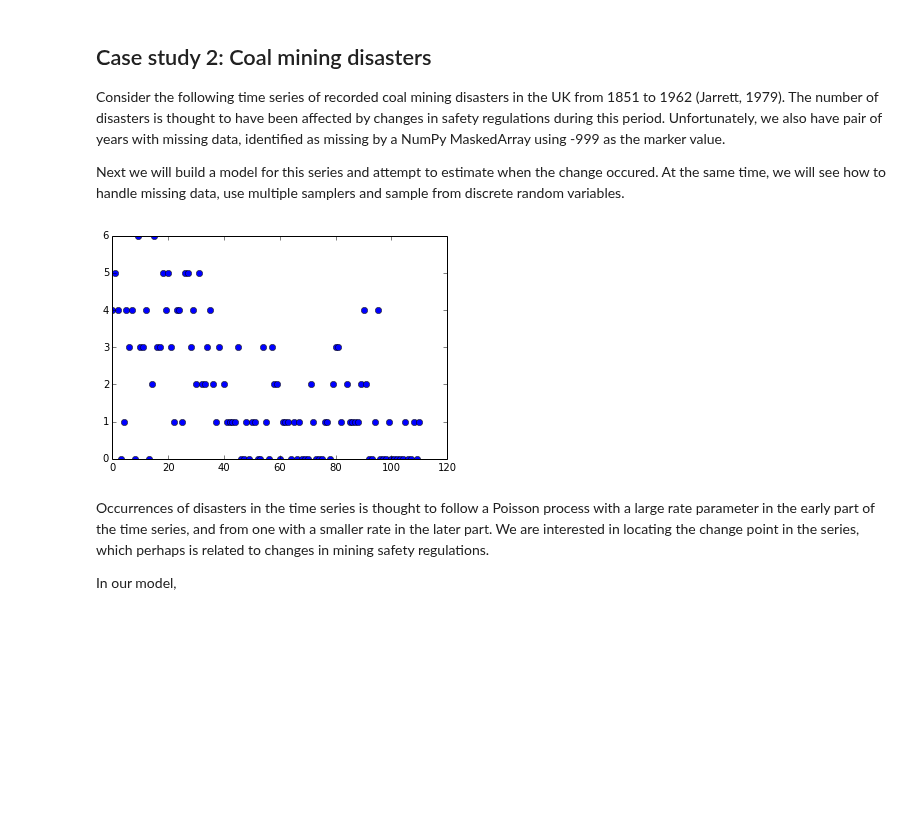
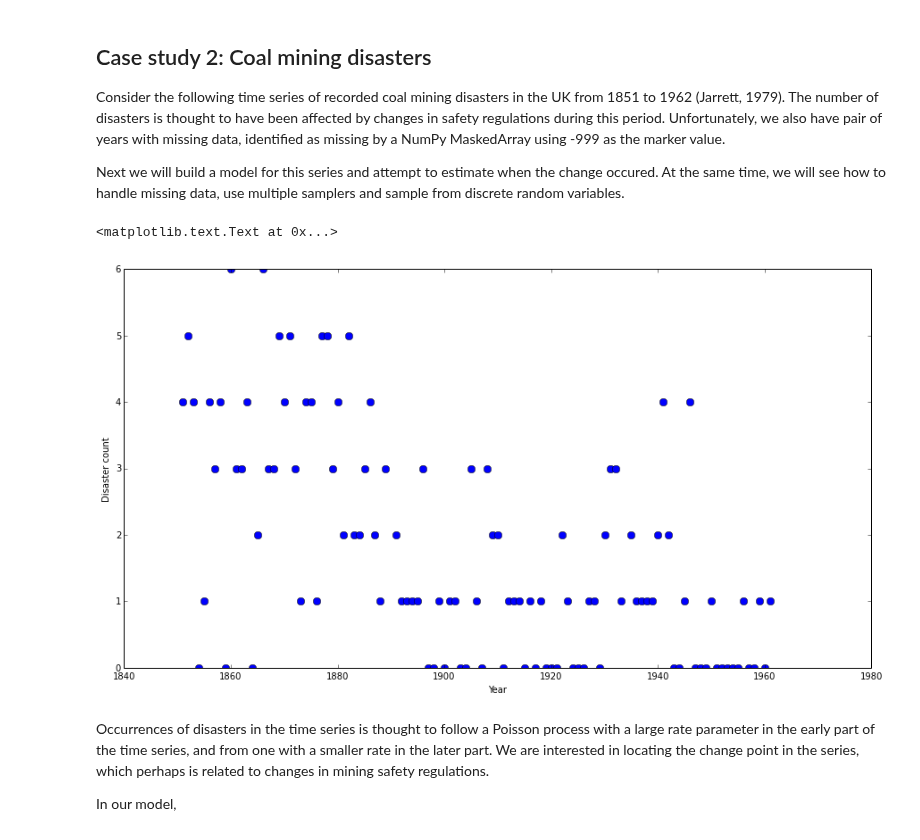
Before and after one commit to pymc-devs/uq_chapter, a Jupyter notebook: reference/UQ Handbook Chapter.ipynb, the cells around one changed output. Saved outputs shown, nothing was run; the diff lists cells and outputs as text; code cells hidden in the pictures; blank space fills up the shorter version.

```diff
--- a/reference/UQ Handbook Chapter.ipynb
+++ b/reference/UQ Handbook Chapter.ipynb
@@ -384,15 +386,19 @@ Next we will build a model for this series and attempt to estimate when the chan
 # %%
 disaster_data = np.ma.masked_values([4, 5, 4, 0, 1, 4, 3, 4, 0, 6, 3, 3, 4, 0, 2, 6,
                             3, 3, 5, 4, 5, 3, 1, 4, 4, 1, 5, 5, 3, 4, 2, 5,
                             2, 2, 3, 4, 2, 1, 3, -999, 2, 1, 1, 1, 1, 3, 0, 0,
                             1, 0, 1, 1, 0, 0, 3, 1, 0, 3, 2, 2, 0, 1, 1, 1,
                             0, 1, 0, 1, 0, 0, 0, 2, 1, 0, 0, 0, 1, 1, 0, 2,
                             3, 3, 1, -999, 2, 1, 1, 1, 1, 2, 4, 2, 0, 0, 1, 4,
                             0, 0, 0, 1, 0, 0, 0, 0, 0, 1, 0, 0, 1, 0, 1], value=-999)
+year = np.arange(1851, 1962)
 
-pl.plot(disaster_data, 'o', markersize=6);
+plot(year, disaster_data, 'o', markersize=8);
+ylabel("Disaster count")
+xlabel("Year")
 # %% [output]
+<matplotlib.text.Text at 0x...>
-[figure, old version]
+[figure, new version]
 # %% [markdown]
 Occurrences of disasters in the time series is thought to follow a Poisson process with a large rate parameter in the early part of the time series, and from one with a smaller rate in the later part. We are interested in locating the change point in the series, which perhaps is related to changes in mining safety regulations.
 
```
Also changed, not shown: parts of 7 cells of this notebook.
